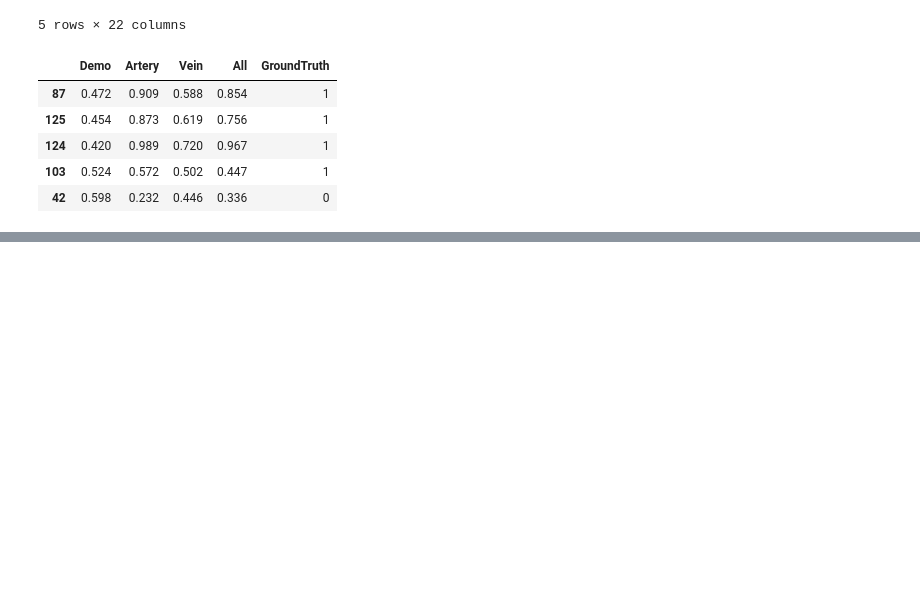
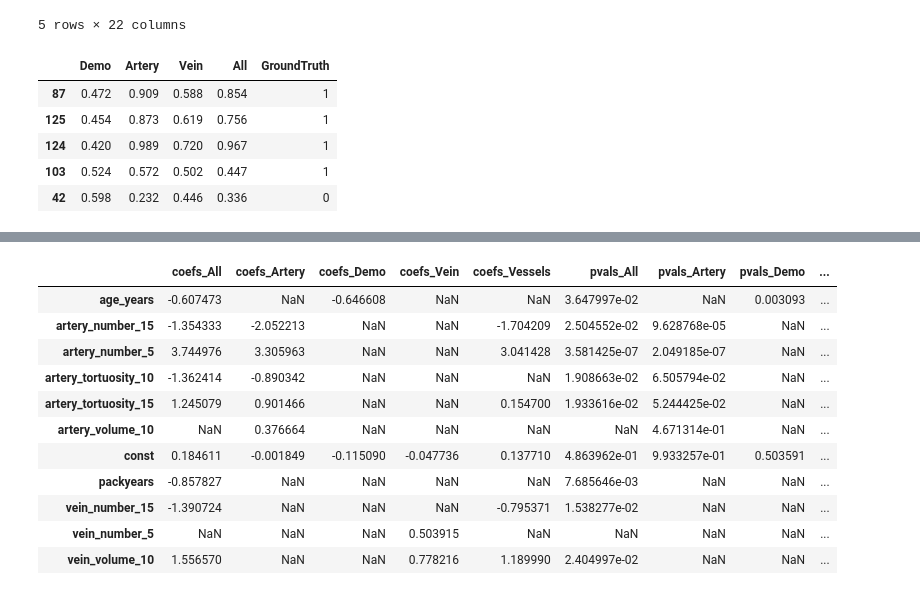
Before and after one commit to qaust/malignancy, a Jupyter notebook: notebooks/classification.ipynb, the cells around one changed output, grey strips where cells are left out. Cells and saved outputs as stored; diff of their text form; code cells hidden in the pictures; blank space fills up the shorter version.

```diff
--- a/notebooks/classification.ipynb
+++ b/notebooks/classification.ipynb
@@ -224,0 +465,31 @@ coefficients
+# %%
+classifier = LogisticRegression(
+    random_state=SEED,
+    fit_intercept=True,
+    max_iter=1_000,
+    penalty=None,
+    solver='newton-cg',
+)
+
+model_dfns = [remaining_demo, remaining_arte, remaining_vein, remaining_av, remaining_all]
+model_names = ['Demo', 'Artery', 'Vein', 'Vessels', 'All']
+
+predictions = pd.DataFrame()
+
+for i, model_dfn in enumerate(model_dfns):
+    predicted_probs = cross_val_predict(
+        estimator=classifier,
+        X=Xp.loc[:, model_dfn],
+        y=y,
+        cv=5,
+        method='predict_proba',
+        n_jobs=-1
+    )
+    predicted_probs = pd.Series(predicted_probs[:, 1], name=model_names[i])
+    predictions = pd.concat([predictions, predicted_probs], axis=1)
+
+ground_truth = pd.Series(y, name='GroundTruth')
+predictions = pd.concat([predictions, ground_truth], axis=1)
+
+predictions.to_csv('../output/logit_predictions_cv.csv', index=False)
+predictions
@@ -224,0 +571,22 @@ coefficients
+# %%
+complete_results_wide = complete_results.pivot(
+    columns=['model'],
+    values=['coefs', 'pvals']
+)
+complete_results_wide.columns = complete_results_wide.columns.map(lambda x: '_'.join(x))
+
+complete_results_wide.to_csv('../output/nonzero_coefs_unregularized_cv.csv', index=True)
+complete_results_wide
+# %% [output]
+|  | coefs_All | coefs_Artery | coefs_Demo | coefs_Vein | coefs_Vessels | pvals_All | pvals_Artery | pvals_Demo | ... |
+| age_years | -0.607473 | NaN | -0.646608 | NaN | NaN | 3.647997e-02 | NaN | 0.003093 | ... |
+| artery_number_15 | -1.354333 | -2.052213 | NaN | NaN | -1.704209 | 2.504552e-02 | 9.628768e-05 | NaN | ... |
+| artery_number_5 | 3.744976 | 3.305963 | NaN | NaN | 3.041428 | 3.581425e-07 | 2.049185e-07 | NaN | ... |
+| artery_tortuosity_10 | -1.362414 | -0.890342 | NaN | NaN | NaN | 1.908663e-02 | 6.505794e-02 | NaN | ... |
+| artery_tortuosity_15 | 1.245079 | 0.901466 | NaN | NaN | 0.154700 | 1.933616e-02 | 5.244425e-02 | NaN | ... |
+| artery_volume_10 | NaN | 0.376664 | NaN | NaN | NaN | NaN | 4.671314e-01 | NaN | ... |
+| const | 0.184611 | -0.001849 | -0.115090 | -0.047736 | 0.137710 | 4.863962e-01 | 9.933257e-01 | 0.503591 | ... |
+| packyears | -0.857827 | NaN | NaN | NaN | NaN | 7.685646e-03 | NaN | NaN | ... |
+| vein_number_15 | -1.390724 | NaN | NaN | NaN | -0.795371 | 1.538277e-02 | NaN | NaN | ... |
+| vein_number_5 | NaN | NaN | NaN | 0.503915 | NaN | NaN | NaN | NaN | ... |
+| vein_volume_10 | 1.556570 | NaN | NaN | 0.778216 | 1.189990 | 2.404997e-02 | NaN | NaN | ... |
```
Also changed, not shown: parts of 15 cells of this notebook, 1 other file.
